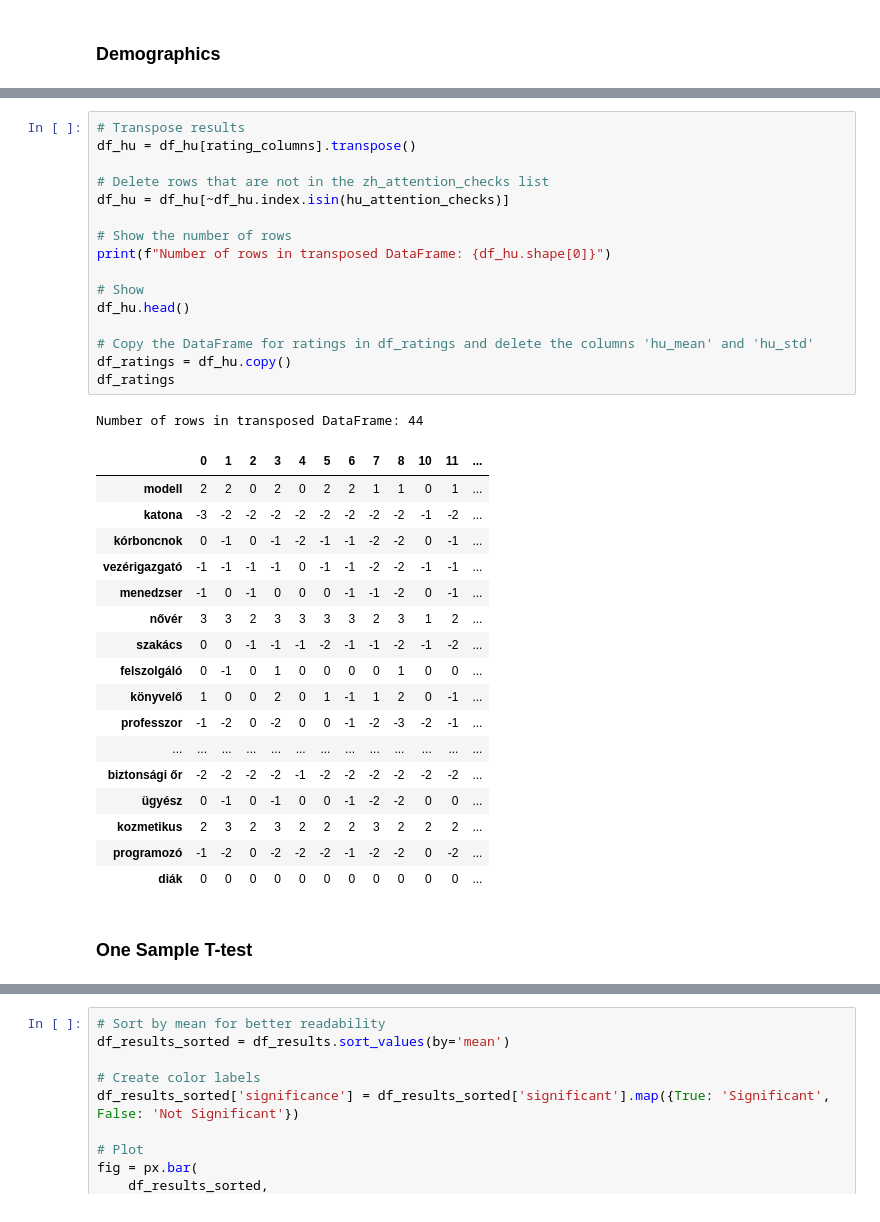
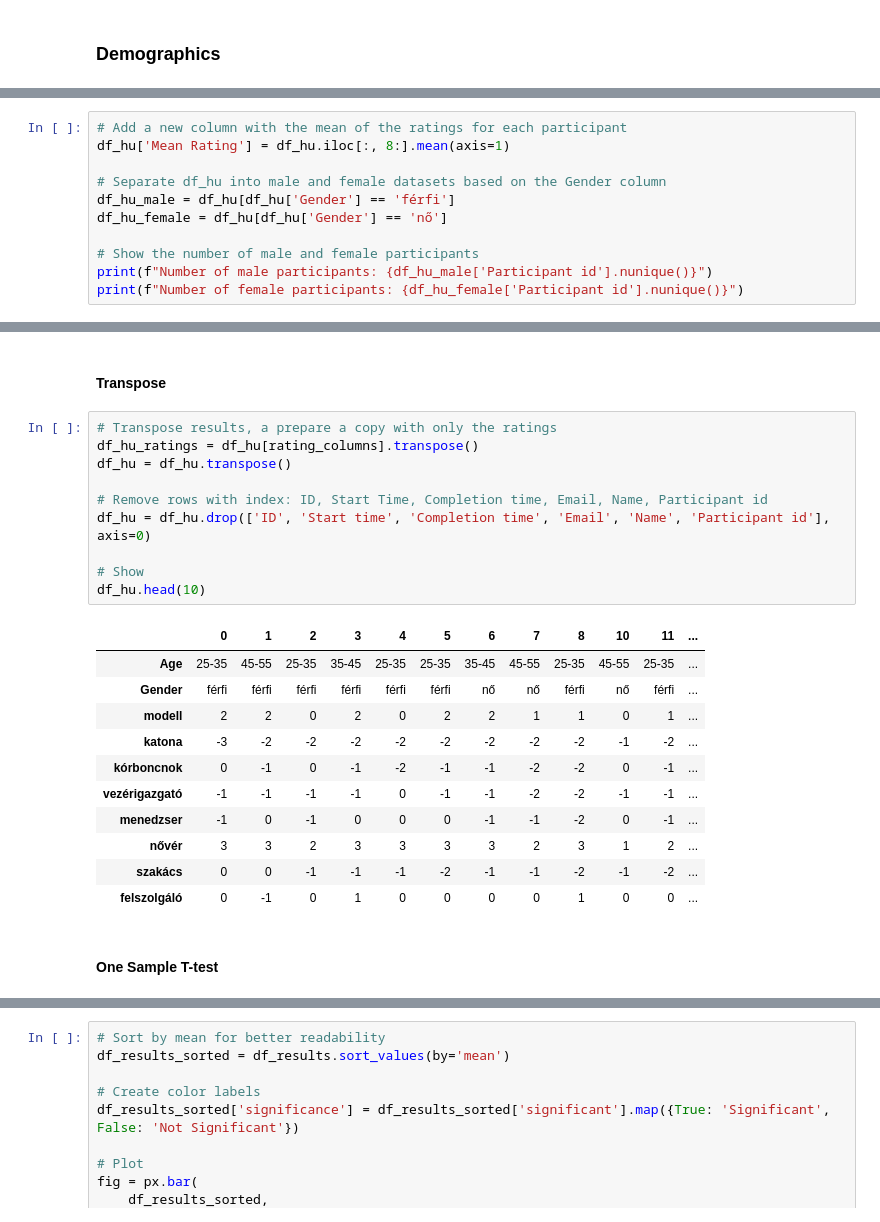
Before and after one commit to partigabor/pcibex-hun, a Jupyter notebook: occupations/occupations.ipynb, the cells around one changed output, grey strips where cells are left out. Cells and saved outputs as stored; diff of their text form.

```diff
--- a/occupations/occupations.ipynb
+++ b/occupations/occupations.ipynb
@@ -143,0 +166,11 @@ fig.write_image('demographics_hu.png', scale=2, width=1000, height=500)
+# %%
+# Add a new column with the mean of the ratings for each participant
+df_hu['Mean Rating'] = df_hu.iloc[:, 8:].mean(axis=1)
+
+# Separate df_hu into male and female datasets based on the Gender column
+df_hu_male = df_hu[df_hu['Gender'] == 'férfi']
+df_hu_female = df_hu[df_hu['Gender'] == 'nő']
+
+# Show the number of male and female participants
+print(f"Number of male participants: {df_hu_male['Participant id'].nunique()}")
+print(f"Number of female participants: {df_hu_female['Participant id'].nunique()}")
@@ -144,22 +298,19 @@ fig.write_image('demographics_hu.png', scale=2, width=1000, height=500)
+# %% [markdown]
+#### Transpose
 # %%
-# Transpose results
-df_hu = df_hu[rating_columns].transpose()
+# Transpose results, a prepare a copy with only the ratings
+df_hu_ratings = df_hu[rating_columns].transpose()
+df_hu = df_hu.transpose()
 
-# Delete rows that are not in the zh_attention_checks list
-df_hu = df_hu[~df_hu.index.isin(hu_attention_checks)]
-
-# Show the number of rows
-print(f"Number of rows in transposed DataFrame: {df_hu.shape[0]}")
+# Remove rows with index: ID, Start Time, Completion time, Email, Name, Participant id
+df_hu = df_hu.drop(['ID', 'Start time', 'Completion time', 'Email', 'Name', 'Participant id'], axis=0)
 
 # Show
-df_hu.head()
-
-# Copy the DataFrame for ratings in df_ratings and delete the columns 'hu_mean' and 'hu_std'
-df_ratings = df_hu.copy()
-df_ratings
+df_hu.head(10)
 # %% [output]
-Number of rows in transposed DataFrame: 44
 |  | 0 | 1 | 2 | 3 | 4 | 5 | 6 | 7 | 8 | 10 | 11 | ... |
+| Age | 25-35 | 45-55 | 25-35 | 35-45 | 25-35 | 25-35 | 35-45 | 45-55 | 25-35 | 45-55 | 25-35 | ... |
+| Gender | férfi | férfi | férfi | férfi | férfi | férfi | nő | nő | férfi | nő | férfi | ... |
 | modell | 2 | 2 | 0 | 2 | 0 | 2 | 2 | 1 | 1 | 0 | 1 | ... |
 | katona | -3 | -2 | -2 | -2 | -2 | -2 | -2 | -2 | -2 | -1 | -2 | ... |
 | kórboncnok | 0 | -1 | 0 | -1 | -2 | -1 | -1 | -2 | -2 | 0 | -1 | ... |
@@ -168,16 +319,8 @@ Number of rows in transposed DataFrame: 44
 | nővér | 3 | 3 | 2 | 3 | 3 | 3 | 3 | 2 | 3 | 1 | 2 | ... |
 | szakács | 0 | 0 | -1 | -1 | -1 | -2 | -1 | -1 | -2 | -1 | -2 | ... |
 | felszolgáló | 0 | -1 | 0 | 1 | 0 | 0 | 0 | 0 | 1 | 0 | 0 | ... |
-| könyvelő | 1 | 0 | 0 | 2 | 0 | 1 | -1 | 1 | 2 | 0 | -1 | ... |
-| professzor | -1 | -2 | 0 | -2 | 0 | 0 | -1 | -2 | -3 | -2 | -1 | ... |
-| ... | ... | ... | ... | ... | ... | ... | ... | ... | ... | ... | ... | ... |
-| biztonsági őr | -2 | -2 | -2 | -2 | -1 | -2 | -2 | -2 | -2 | -2 | -2 | ... |
-| ügyész | 0 | -1 | 0 | -1 | 0 | 0 | -1 | -2 | -2 | 0 | 0 | ... |
-| kozmetikus | 2 | 3 | 2 | 3 | 2 | 2 | 2 | 3 | 2 | 2 | 2 | ... |
-| programozó | -1 | -2 | 0 | -2 | -2 | -2 | -1 | -2 | -2 | 0 | -2 | ... |
-| diák | 0 | 0 | 0 | 0 | 0 | 0 | 0 | 0 | 0 | 0 | 0 | ... |
 # %% [markdown]
-### One Sample T-test
+#### One Sample T-test
 # %%
 #One Sample T-test
 results = []
```
Also changed, not shown: parts of 17 cells of this notebook, 22 other files.
